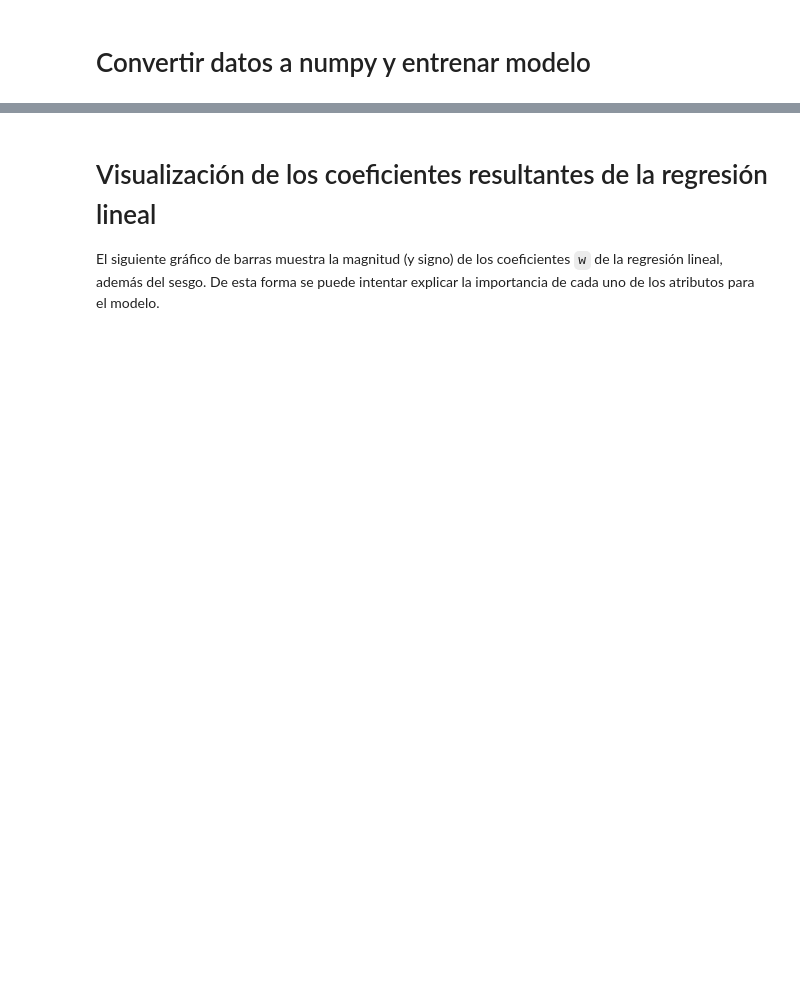
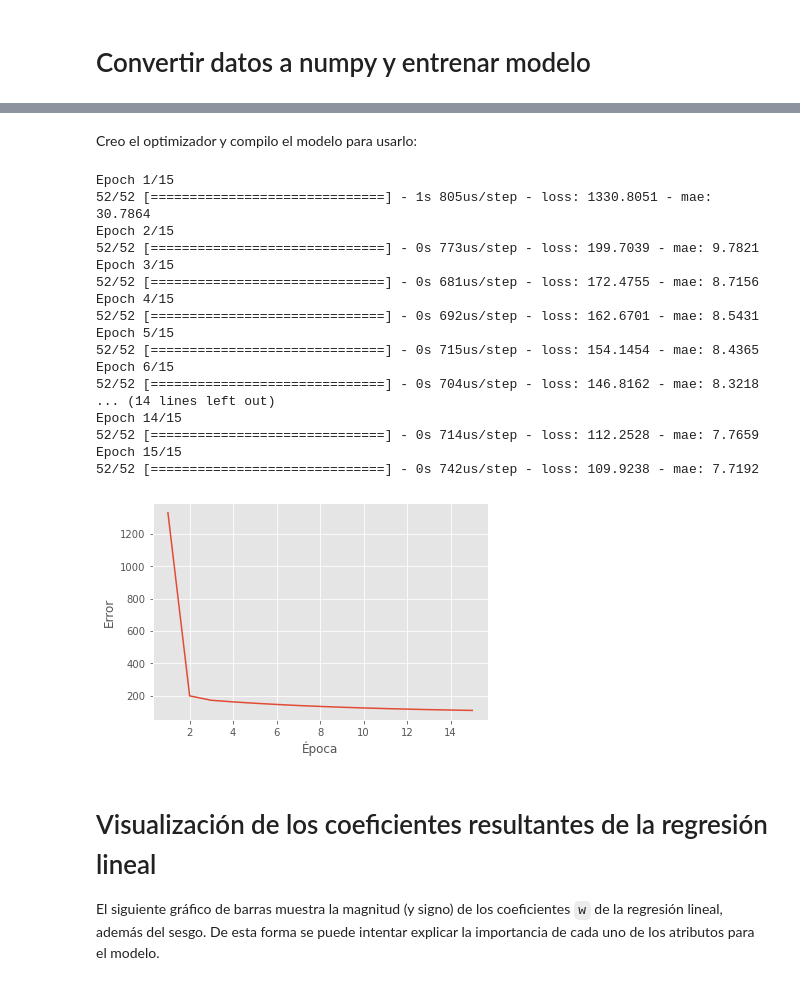
Before and after one commit to vfred0/rn, a Jupyter notebook: Unidad 2/03. Regresión Lineal Múltiple y Descenso de Gradiente Estocástico/Actividades/Expectativa de Vida - WHO - resuelto.ipynb, the cells around one changed output, grey strips where cells are left out. Drawn from its saved outputs; the diff is of its cells as text; code cells hidden in the pictures; blank space fills up the shorter version.

```diff
--- a/Unidad 2/03. Regresión Lineal Múltiple y Descenso de Gradiente Estocástico/Actividades/Expectativa de Vida - WHO - resuelto.ipynb
+++ b/Unidad 2/03. Regresión Lineal Múltiple y Descenso de Gradiente Estocástico/Actividades/Expectativa de Vida - WHO - resuelto.ipynb
@@ -24,0 +55,5 @@ df.describe()
+# %%
+print("Inicialización aleatoria del modelo; vuelve a correr esta celda para obtener otros resultados")
+
+# Creo un modelo lineal
+modelo = Sequential([Dense(d_out, input_shape=(d_in,), activation=None)])
@@ -25,36 +74,46 @@ df.describe()
+# %% [markdown]
+Creo el optimizador y compilo el modelo para usarlo:
 # %%
+modelo.compile(
+    # Algoritmo de optimización: Descenso de Gradiente Estocástico (Stochastic Gradient Descent)
+    optimizer = SGD(learning_rate = 0.001),
 
-x = df.to_numpy()
-# separar en columnas de entrada y de salida
-x,y=np.hstack([x[:,0:2],x[:,3:]]),x[:,2:3]
-d_out = y.shape[1]
-d_in = x.shape[1]
-x = (x- x.mean(axis=1,keepdims=True))/x.std(axis=1,keepdims=True)
+    # Error cuadrático medio es la métrica de error a optimizar
+    loss = 'mse', # IMPORTANTE
 
-# Creación del modelo inicial
-print("Inicialización aleatoria del modelo; vuelve a correr esta celda para obtener otros resultados")
-# Creo un modelo lineal
-modelo = keras.Sequential([
-    keras.layers.Dense(d_out,input_shape=(d_in,), activation=None)])
-
-#Creo el optimizador y compilo el modelo para usarlo
-α=0.001
-# Algoritmo de optimización: Descenso de Gradiente Estocástico (Stochastic Gradient Descent)
-sgd = keras.optimizers.SGD(learning_rate=α)
-
-# error cuadrático medio es la métrica de error a optimizar
-error_metric='mse' # IMPORTANTE
-
-modelo.compile(
-  optimizer=sgd,
-  loss=error_metric,
-  metrics=['mae'], # metricas para ir calculando en cada iteracion o batch (usamos MAE también)
+    # Metricas para ir calculando en cada iteracion o batch (usamos MAE también)
+    metrics = ['mae']
 )
 
 # Entrenamiento del modelo
-history  = modelo.fit(x,y,epochs=15,batch_size=32)
+history  = modelo.fit(
+    x,
+    y,
+    epochs     = 15,
+    batch_size = 32
+)
+
 # Visualización
 rnutil.plot_loss(history.history["loss"])
+# %% [output]
+Epoch 1/15
+52/52 [==============================] - 1s 805us/step - loss: 1330.8051 - mae: 30.7864
+Epoch 2/15
+52/52 [==============================] - 0s 773us/step - loss: 199.7039 - mae: 9.7821
+Epoch 3/15
+52/52 [==============================] - 0s 681us/step - loss: 172.4755 - mae: 8.7156
+Epoch 4/15
+52/52 [==============================] - 0s 692us/step - loss: 162.6701 - mae: 8.5431
+Epoch 5/15
+52/52 [==============================] - 0s 715us/step - loss: 154.1454 - mae: 8.4365
+Epoch 6/15
+52/52 [==============================] - 0s 704us/step - loss: 146.8162 - mae: 8.3218
+... (14 lines left out)
+Epoch 14/15
+52/52 [==============================] - 0s 714us/step - loss: 112.2528 - mae: 7.7659
+Epoch 15/15
+52/52 [==============================] - 0s 742us/step - loss: 109.9238 - mae: 7.7192
+[figure, added]
 # %% [markdown]
 # Visualización de los coeficientes resultantes de la regresión lineal
 
```
Also changed, not shown: parts of 8 cells of this notebook, 4 other files.
